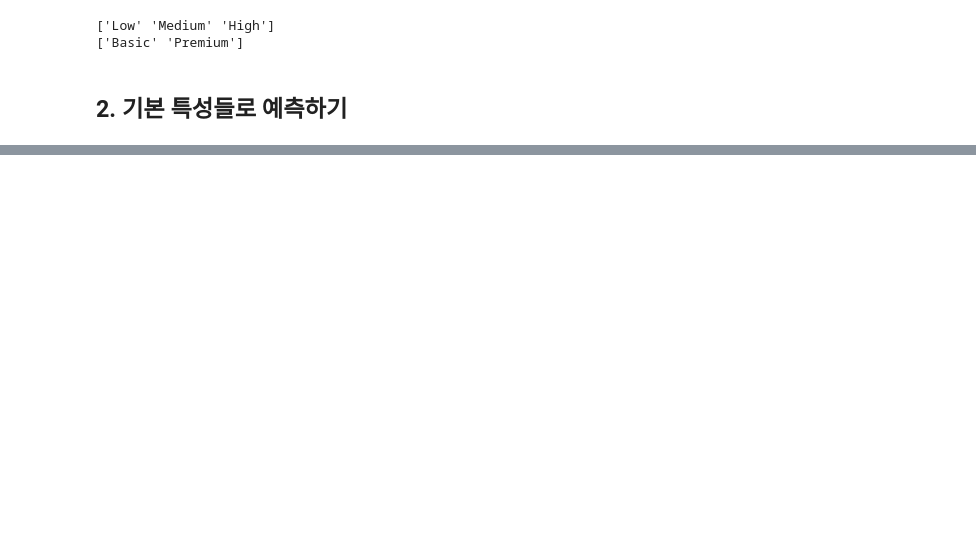
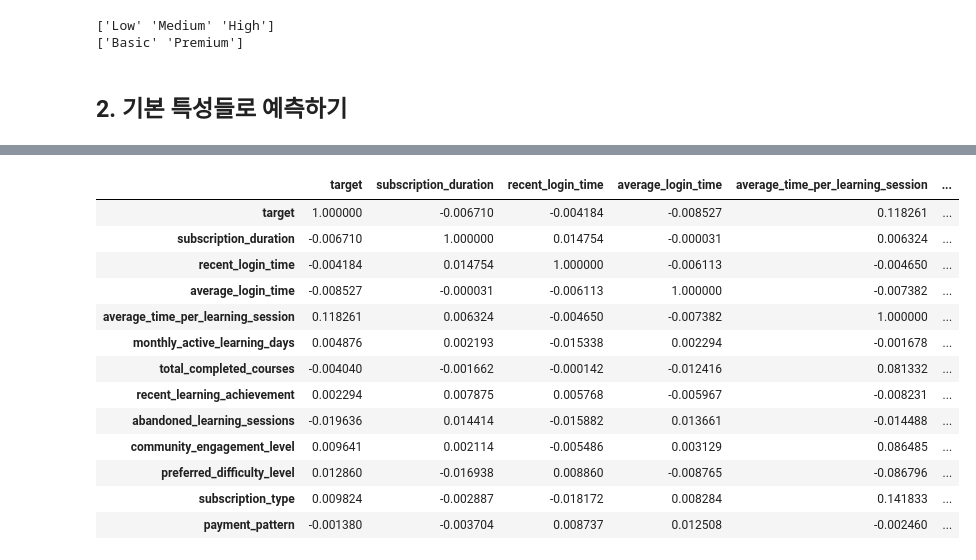
Before and after one commit to sooohyeonkim/learning_user_predict, a Jupyter notebook: learning_user_predict.ipynb, the cells around one changed output, grey strips where cells are left out. Saved outputs shown, nothing was run; the diff lists cells and outputs as text; code cells hidden in the pictures; blank space fills up the shorter version.

```diff
--- a/learning_user_predict.ipynb
+++ b/learning_user_predict.ipynb
@@ -77,0 +136,18 @@ print(train_df['subscription_type'].unique())
+# %%
+#상관계수 1차
+pre_df.corr()
+# %% [output]
+|  | target | subscription_duration | recent_login_time | average_login_time | average_time_per_learning_session | ... |
+| target | 1.000000 | -0.006710 | -0.004184 | -0.008527 | 0.118261 | ... |
+| subscription_duration | -0.006710 | 1.000000 | 0.014754 | -0.000031 | 0.006324 | ... |
+| recent_login_time | -0.004184 | 0.014754 | 1.000000 | -0.006113 | -0.004650 | ... |
+| average_login_time | -0.008527 | -0.000031 | -0.006113 | 1.000000 | -0.007382 | ... |
+| average_time_per_learning_session | 0.118261 | 0.006324 | -0.004650 | -0.007382 | 1.000000 | ... |
+| monthly_active_learning_days | 0.004876 | 0.002193 | -0.015338 | 0.002294 | -0.001678 | ... |
+| total_completed_courses | -0.004040 | -0.001662 | -0.000142 | -0.012416 | 0.081332 | ... |
+| recent_learning_achievement | 0.002294 | 0.007875 | 0.005768 | -0.005967 | -0.008231 | ... |
+| abandoned_learning_sessions | -0.019636 | 0.014414 | -0.015882 | 0.013661 | -0.014488 | ... |
+| community_engagement_level | 0.009641 | 0.002114 | -0.005486 | 0.003129 | 0.086485 | ... |
+| preferred_difficulty_level | 0.012860 | -0.016938 | 0.008860 | -0.008765 | -0.086796 | ... |
+| subscription_type | 0.009824 | -0.002887 | -0.018172 | 0.008284 | 0.141833 | ... |
+| payment_pattern | -0.001380 | -0.003704 | 0.008737 | 0.012508 | -0.002460 | ... |
```
Also changed, not shown: parts of 22 cells of this notebook.
